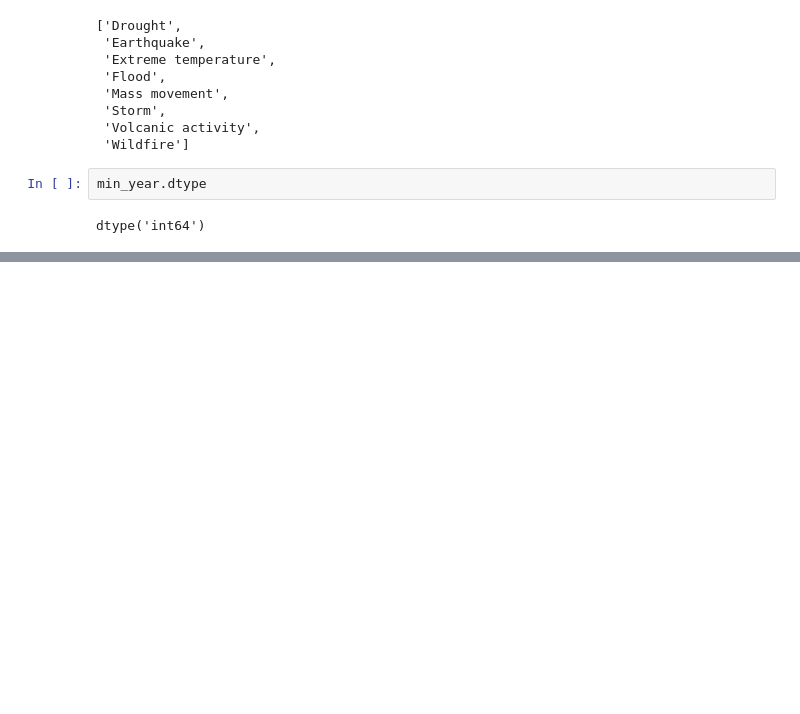
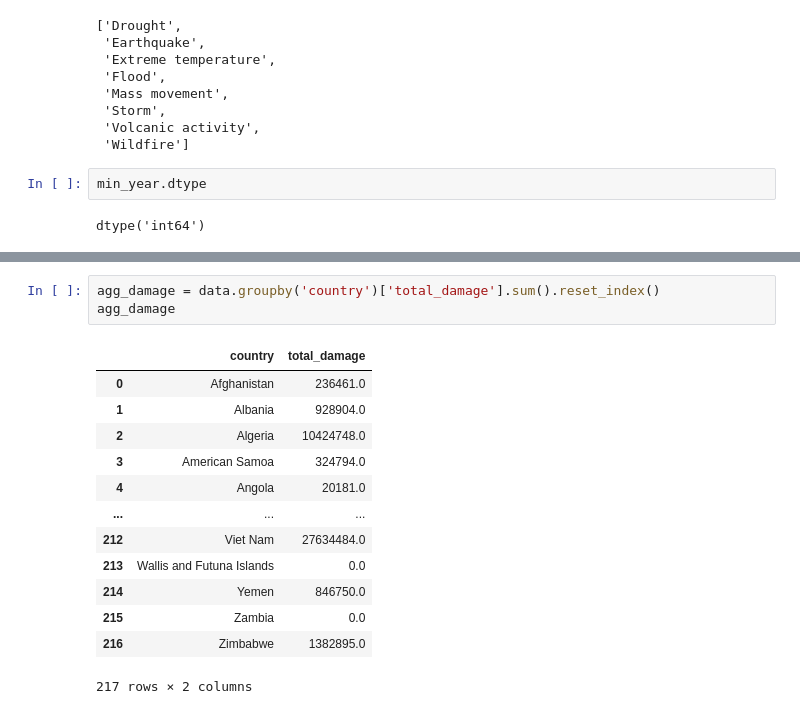
Before and after one commit to masonphung/global_disaster_dashboard, a Jupyter notebook: dev_draft.ipynb, the cells around one changed output, grey strips where cells are left out. Cells and saved outputs as stored; diff of their text form; blank space fills up the shorter version.

```diff
--- a/dev_draft.ipynb
+++ b/dev_draft.ipynb
@@ -58,0 +114,17 @@ dtype('int64')
+# %%
+agg_damage = data.groupby('country')['total_damage'].sum().reset_index()
+agg_damage
+# %% [output]
+|  | country | total_damage |
+| 0 | Afghanistan | 236461.0 |
+| 1 | Albania | 928904.0 |
+| 2 | Algeria | 10424748.0 |
+| 3 | American Samoa | 324794.0 |
+| 4 | Angola | 20181.0 |
+| ... | ... | ... |
+| 212 | Viet Nam | 27634484.0 |
+| 213 | Wallis and Futuna Islands | 0.0 |
+| 214 | Yemen | 846750.0 |
+| 215 | Zambia | 0.0 |
+| 216 | Zimbabwe | 1382895.0 |
+217 rows × 2 columns
```
Also changed, not shown: parts of 8 cells of this notebook, 6 other files.
